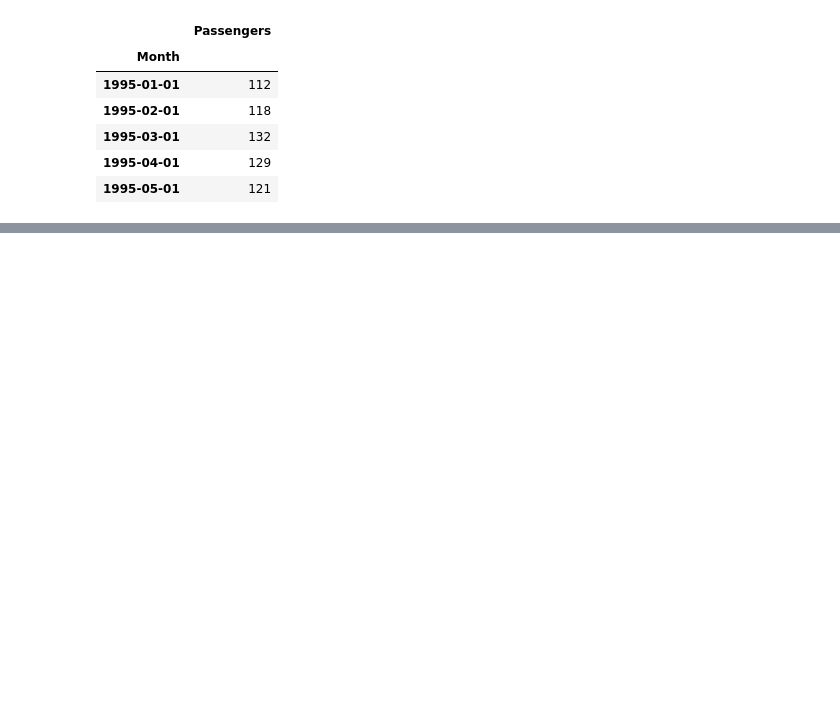
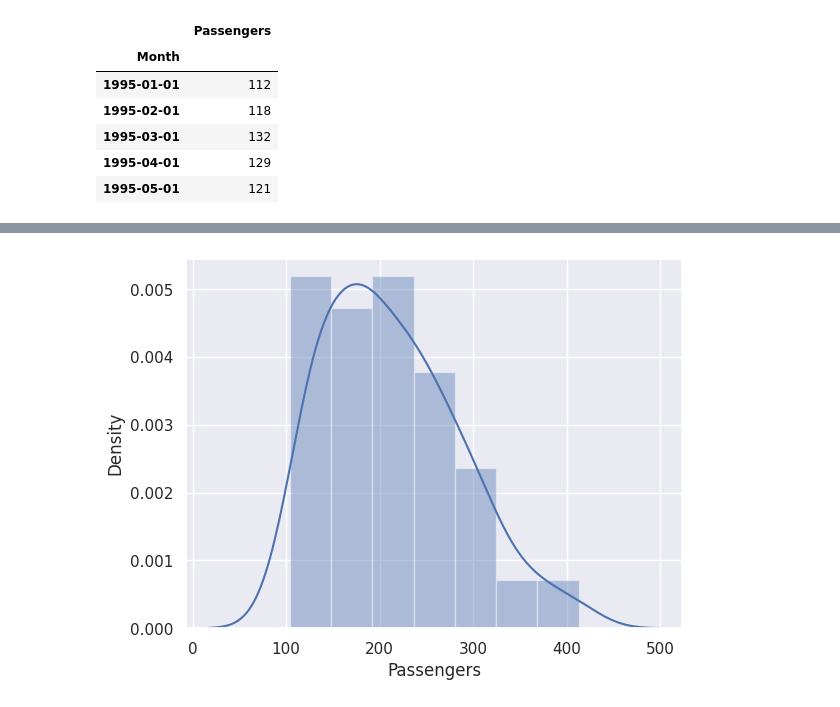
Before and after one commit to swanandiparnaik/DS_assignment, a Jupyter notebook: Forecasting_cocacola.ipynb, the cells around one changed output, grey strips where cells are left out. Cells and saved outputs as stored; diff of their text form; code cells hidden in the pictures; blank space fills up the shorter version.

```diff
--- a/Forecasting_cocacola.ipynb
+++ b/Forecasting_cocacola.ipynb
@@ -675,0 +75,6 @@ Freq: MS, Name: predicted_mean, Length: 120, dtype: float64
+# %%
+import seaborn as sns
+sns.set_theme()
+rk= sns.distplot(data['Passengers'],kde=True)
+# %% [output]
+[figure, added]
```
Also changed, not shown: parts of 87 cells of this notebook.
